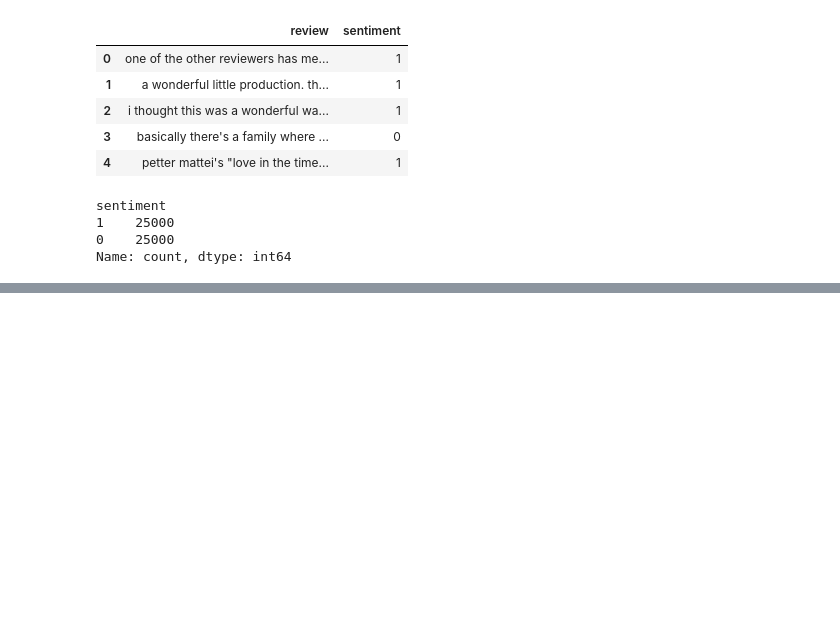
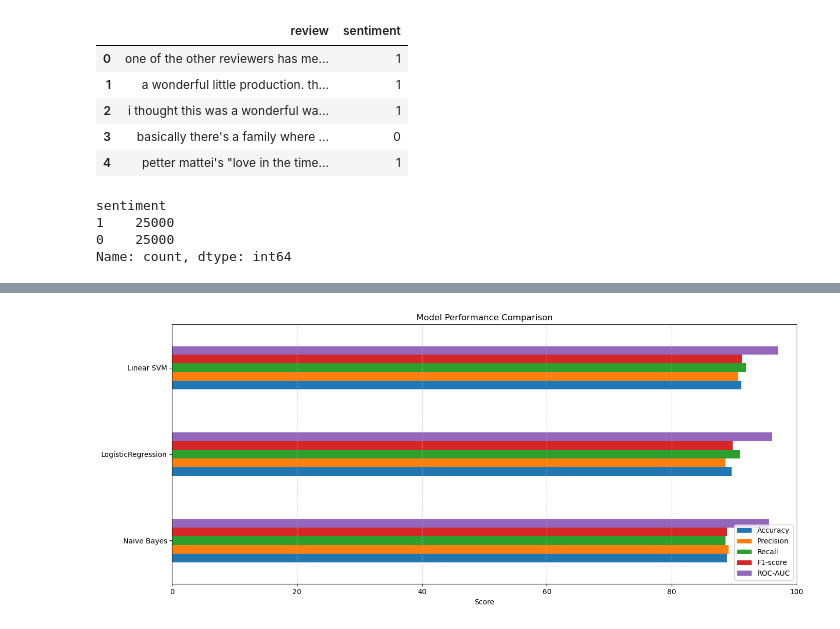
Before and after one commit to Thomasayanfeoluwa/CosineSimilarity-Recommender-System, a Jupyter notebook: data_preprocessing/review_sentiment.ipynb, the cells around one changed output, grey strips where cells are left out. Drawn from its saved outputs; the diff is of its cells as text; code cells hidden in the pictures; blank space fills up the shorter version.

Commit message:
training completed

```diff
--- a/data_preprocessing/review_sentiment.ipynb
+++ b/data_preprocessing/review_sentiment.ipynb
@@ -60,7 +60,7 @@ Name: count, dtype: int64
 # %%
 stopset = stopwords.words("english")
 # %%
-vectorizer = TfidfVectorizer(use_idf=True, strip_accents="ascii", stop_words=stopset)
+vectorizer = TfidfVectorizer(use_idf=True, strip_accents="ascii", stop_words=stopset, ngram_range=(1, 2))
 # %%
 X = vectorizer.fit_transform(df["review"])
 y = df["sentiment"]
@@ -67,0 +68,2 @@ pickle.dump(vectorizer, open("../models/vectorizer.pkl", "wb"))
+# %%
+X_train, X_test, y_train, y_test = train_test_split(X, y, test_size=0.20, random_state=42, stratify=y)
@@ -67,0 +126,16 @@ pickle.dump(vectorizer, open("../models/vectorizer.pkl", "wb"))
+# %%
+import matplotlib.pyplot as plt
+
+metrics = ["Accuracy", "Precision", "Recall", "F1-score", "ROC-AUC"]
+
+results_df_percent
+results_df_percent[metrics].plot(kind="barh", figsize=(14, 6))
+
+plt.title("Model Performance Comparison")
+plt.xlabel("Score")
+plt.xlim(0,100)
+plt.grid(axis="x", linestyle="--", alpha=0.7)
+plt.tight_layout()
+plt.show()
+# %% [output]
+[figure, added]
```
Also changed, not shown: parts of 5 cells of this notebook, 2 other files.
